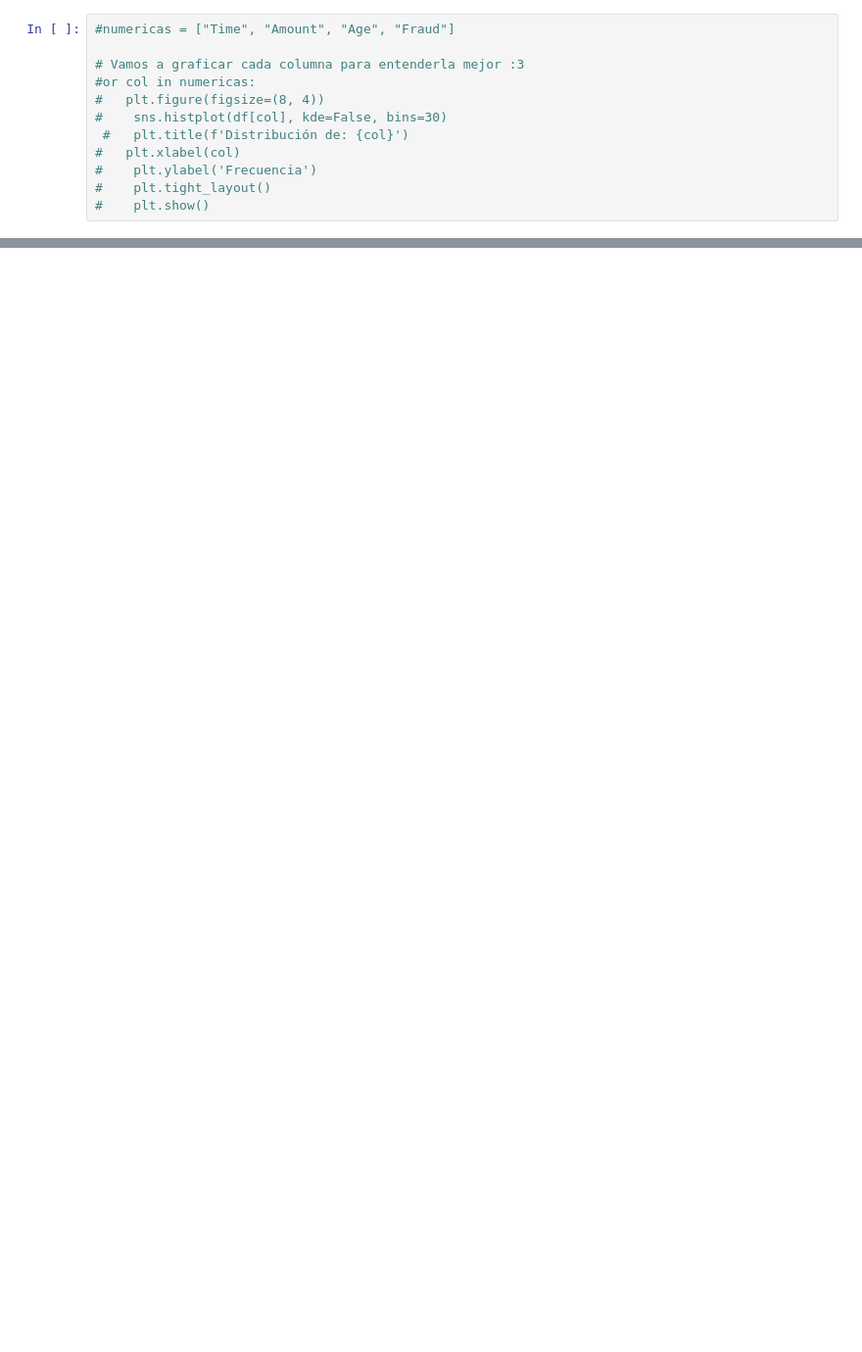
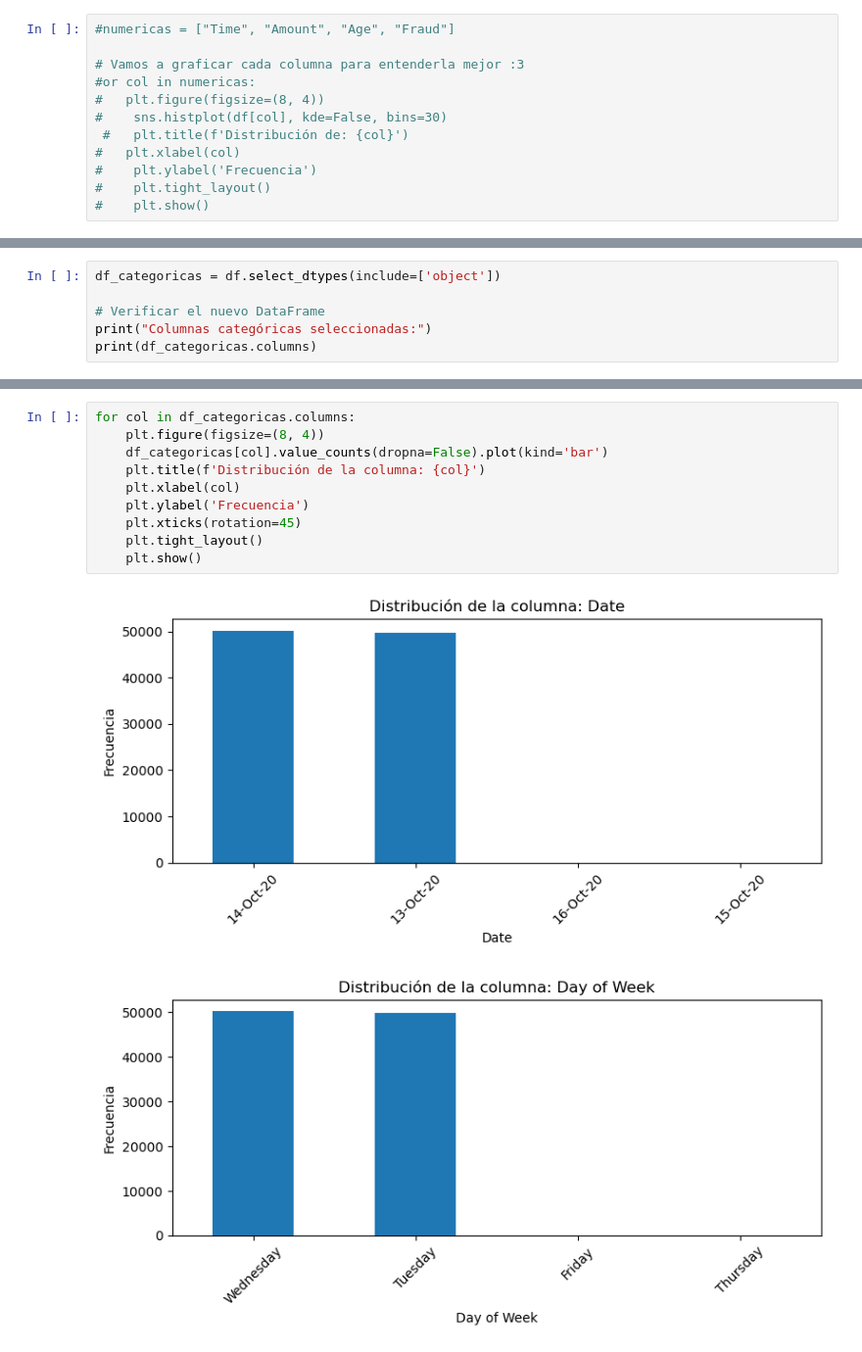
Before and after one commit to Piter3214/p_ia, a Jupyter notebook: Proyecto_ia.ipynb, the cells around one changed output, grey strips where cells are left out. Shown at 98% size. Saved outputs shown, nothing was run; the diff lists cells and outputs as text; blank space fills up the shorter version.

```diff
--- a/Proyecto_ia.ipynb
+++ b/Proyecto_ia.ipynb
@@ -246,0 +306,6 @@ for col in ["Time", "Amount", "Age", "Fraud"]:
+# %%
+df_categoricas = df.select_dtypes(include=['object'])
+
+# Verificar el nuevo DataFrame
+print("Columnas categóricas seleccionadas:")
+print(df_categoricas.columns)
@@ -246,0 +328,13 @@ for col in ["Time", "Amount", "Age", "Fraud"]:
+# %%
+for col in df_categoricas.columns:
+    plt.figure(figsize=(8, 4))
+    df_categoricas[col].value_counts(dropna=False).plot(kind='bar')
+    plt.title(f'Distribución de la columna: {col}')
+    plt.xlabel(col)
+    plt.ylabel('Frecuencia')
+    plt.xticks(rotation=45)
+    plt.tight_layout()
+    plt.show()
+# %% [output]
+[figure, added]
+[figure, added]
```
Also changed, not shown: parts of 38 cells of this notebook.
